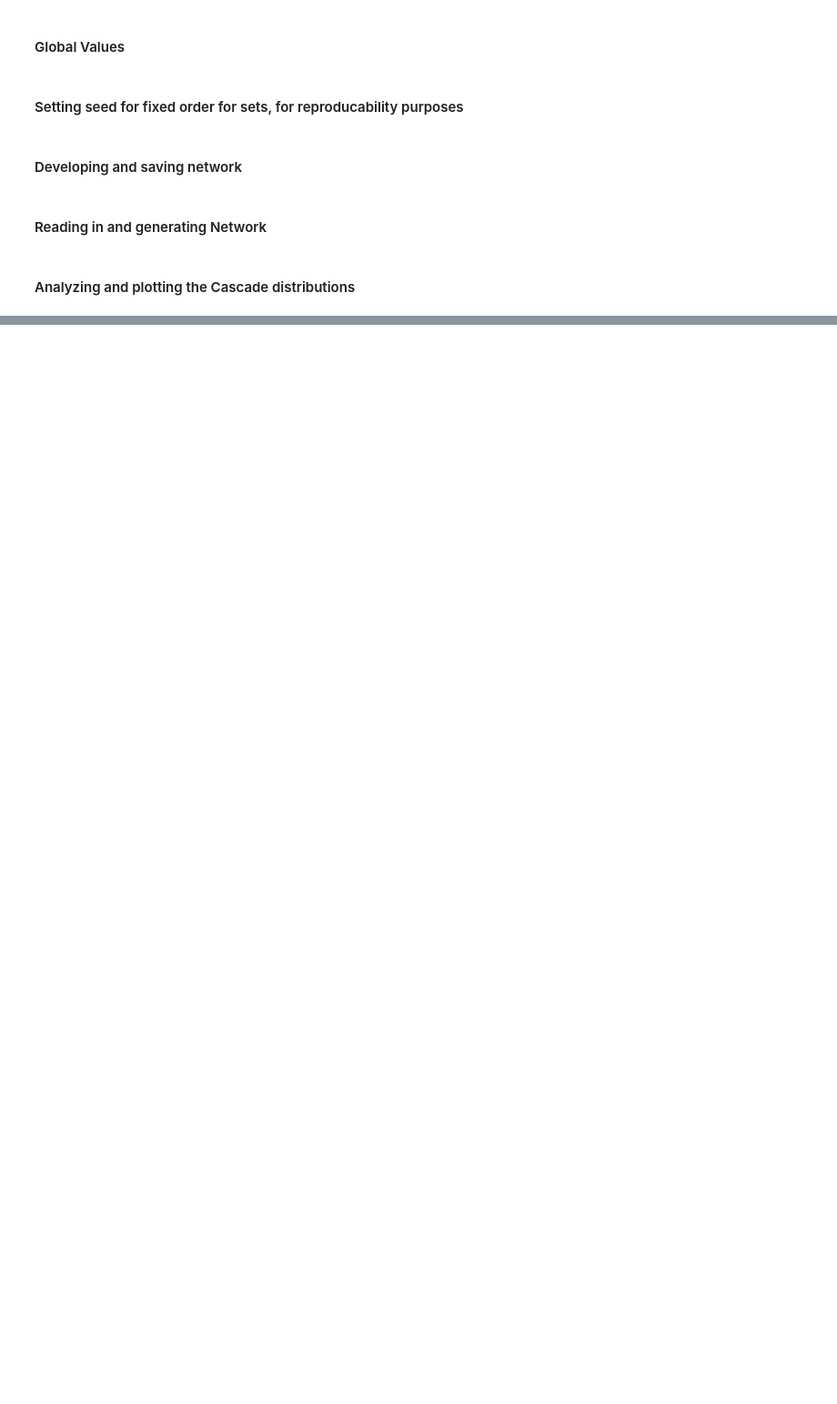
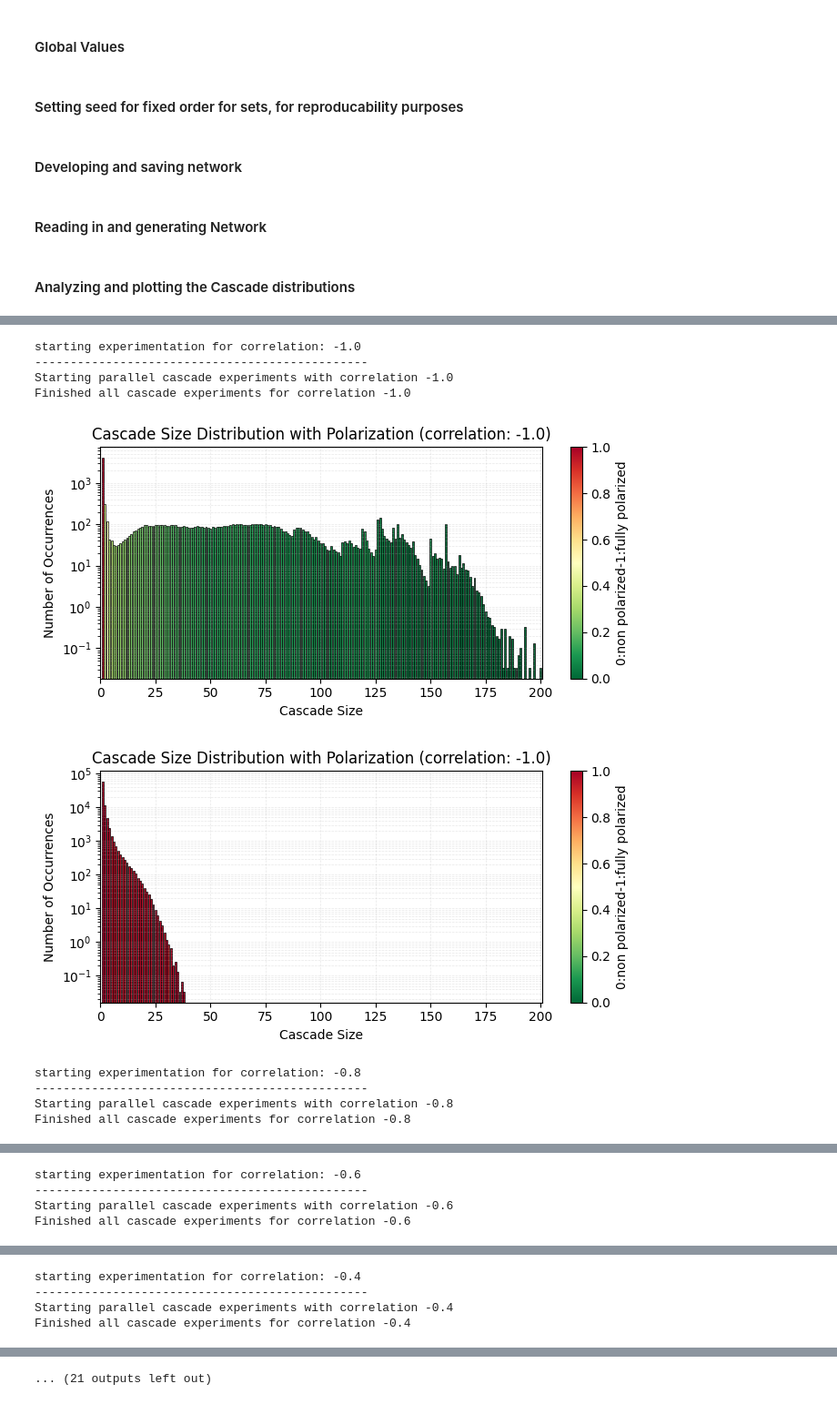
Before and after one commit to salomepoulain/complex_systems_networked, a Jupyter notebook: main.ipynb, the cells around one changed output, grey strips where cells are left out. Shown at 91% size. Drawn from its saved outputs; the diff is of its cells as text; code cells hidden in the pictures; blank space fills up the shorter version.

Commit message:
completed visualization of cascade dist

```diff
--- a/main.ipynb
+++ b/main.ipynb
@@ -195,18 +147,31 @@ if test:
 # %%
 cascades_before = defaultdict(lambda: defaultdict(list))
 cascades_after = defaultdict(lambda: defaultdict(list))
 save=True
+sizes = defaultdict()
 
 for corr in correlations:
     print(f"starting experimentation for correlation: {corr}")
     print("-----------------------------------------------")
-    # initial_seed = int(initial_seeds[i])
-    cs_before, cs_after = multiple_correlations_par(corr,all_networks)
 
-    (collection_of_all_before, collection_of_all_after), (coll_of_all_before_averaged, coll_of_all_after_averaged), (largest_size_of_all, largest_size_of_all_averaged) = multiple_correlations_par(corr, all_networks)
+    (before_after, before_after_averaged, largest_sizes) = multiple_correlations_par(corr, num_runs, num_nodes, update_fraction, average_degree, starting_distribution)
+    (collection_of_all_before, collection_of_all_after) = before_after
+    (coll_of_all_before_averaged, coll_of_all_after_averaged) = before_after_averaged
+    (largest_size_of_all, largest_size_of_all_averaged) = largest_sizes
     plot_cascade_dist_average(collection_of_all_before, "before", largest_size_of_all, num_runs, save, corr)
     plot_cascade_dist_average(collection_of_all_after, "after", largest_size_of_all, num_runs, save, corr)
 
-
-    cascades_before[corr] = cs_before
-    cascades_after[corr] = cs_after
+    sizes[corr] = largest_size_of_all
+    cascades_before[corr] = collection_of_all_before
+    cascades_after[corr] = collection_of_all_after
+# %% [output]
+starting experimentation for correlation: -1.0
+-----------------------------------------------
+Starting parallel cascade experiments with correlation -1.0
+Finished all cascade experiments for correlation -1.0
+[figure, added]
+[figure, added]
+starting experimentation for correlation: -0.8
+-----------------------------------------------
+Starting parallel cascade experiments with correlation -0.8
+Finished all cascade experiments for correlation -0.8
@@ -212,0 +180,4 @@ for corr in correlations:
+starting experimentation for correlation: -0.6
+-----------------------------------------------
+Starting parallel cascade experiments with correlation -0.6
+Finished all cascade experiments for correlation -0.6
@@ -212,0 +186,4 @@ for corr in correlations:
+starting experimentation for correlation: -0.4
+-----------------------------------------------
+Starting parallel cascade experiments with correlation -0.4
+Finished all cascade experiments for correlation -0.4
@@ -212,0 +192 @@ for corr in correlations:
+... (21 outputs left out)
```
Also changed, not shown: parts of 9 cells of this notebook, 2 other files.
